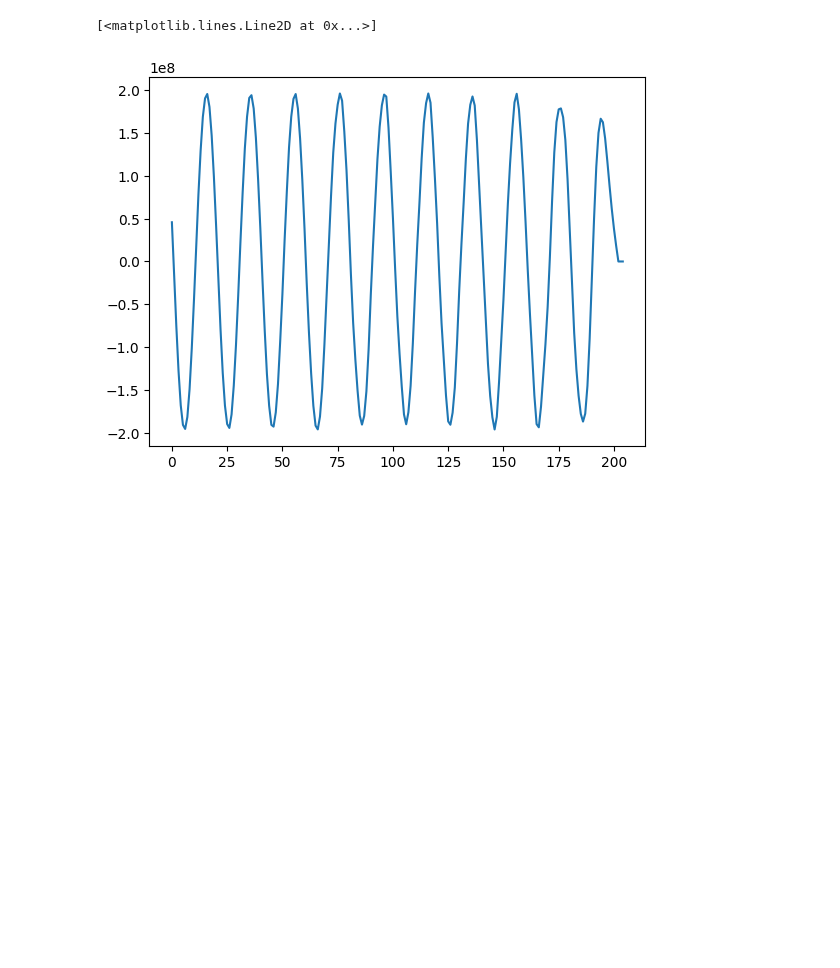
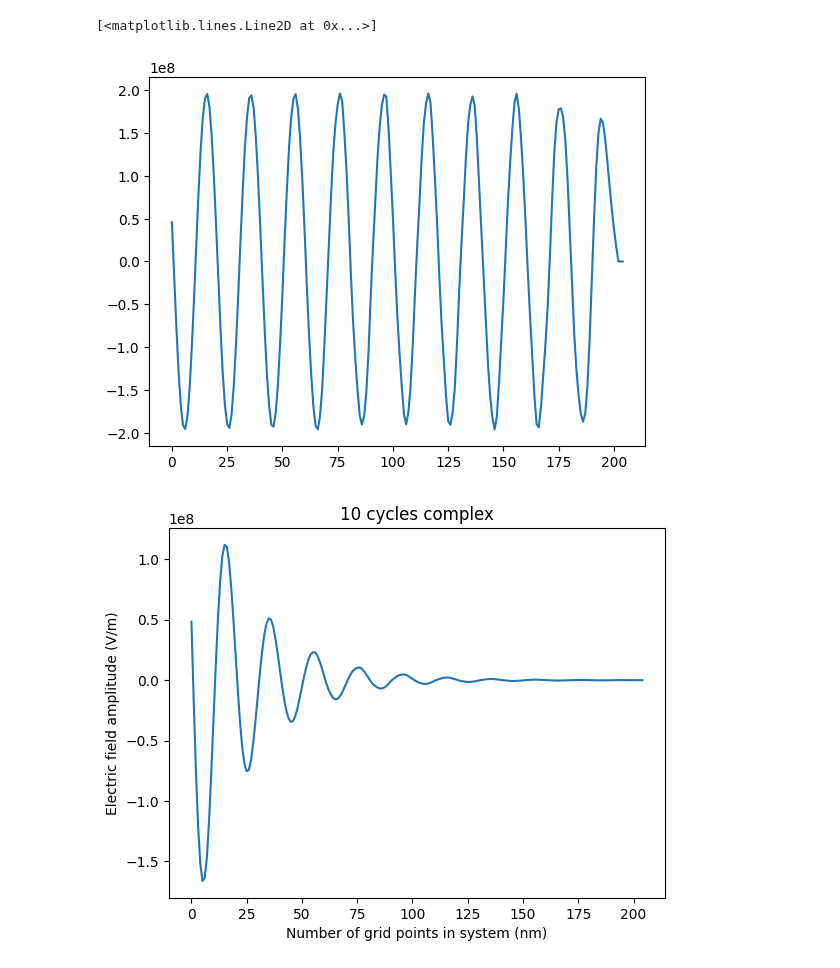
Before and after one commit to nickdavila/1D-Electromagnetic-Wave-Solver, a Jupyter notebook: Code/finite_difference_schemes.ipynb, the cells around one changed output. Saved outputs shown, nothing was run; the diff lists cells and outputs as text; code cells hidden in the pictures; blank space fills up the shorter version.

Commit message:
Deleting notes and plotting code

```diff
--- a/Code/finite_difference_schemes.ipynb
+++ b/Code/finite_difference_schemes.ipynb
@@ -82,6 +49,9 @@ complex_wavenumber = (angular_frequency / speed_of_light) * complex_refractive_i
 # %%
-# Start the stopwatch / counter
-start = time.time()
+# defining complex index of refraction (no imaginary yet)
+n_r = 1
+n_i = 0.0
+complex_refractive_index = complex(n_r, n_i)
+complex_wavenumber = (angular_frequency / speed_of_light) * complex_refractive_index
 
 x = []  # spatial domain (can also think of as coordinates of grid points)
 t = []  # time domain
@@ -149,9 +119,3 @@ for n in range(1, (len(t) - 3)*1 + 0):
             E_complex[n+1, i] = E_0 * np.sign(E_complex[n, i])
 
         index += 1
-
-# Stop the stopwatch / counter
-end = time.time()
-
-print("Elapsed time:", end, start)
-print("Elapsed time during the whole program in minutes:", datetime.timedelta(seconds = (end - start)))
@@ -181,14 +133,15 @@ complex_wavenumber = (angular_frequency / speed_of_light) * complex_refractive_i
 # %%
 format_title = "{} cycles complex".format(lambda_mult)
 plt.title(format_title)
 plt.xlabel("Number of grid points in system (nm)") # in entire simulation domain. Units of 10 ** -9 meters in SI units
 plt.ylabel("Electric field amplitude (V/m)") # SI unit of volts / m
-# plt.plot(np.exp(-complex_wavenumber.imag * x) * E_complex[int(int(E_complex.shape[0]/lambda_mult) * lambda_mult), :].real)
-plt.plot(np.exp(-complex_wavenumber.imag * x) * E_complex[200, :].real)
+plt.plot(np.exp(-complex_wavenumber.imag * x) * E_complex[int(int(E_complex.shape[0]/lambda_mult) * lambda_mult), :].real)
 # plt.plot(np.exp(-complex_wavenumber.imag * E_complex_10_cycles_xdata) * E_complex_10_cycles_data[int(9999 * lambda_mult), :].real)
 # plt.legend(["real: {} * λ".format(lambda_mult), "complex: {} * λ".format(lambda_mult)])
 # plt.savefig('{}_times_lambda.png'.format(lambda_mult))
 plt.show()
+# %% [output]
+[figure, added]
 # %%
 plt.plot(np.exp(-complex_wavenumber.imag * x))
 plt.ylabel("Absorption coefficient (unitless)")
```
Also changed, not shown: parts of 12 cells of this notebook.
